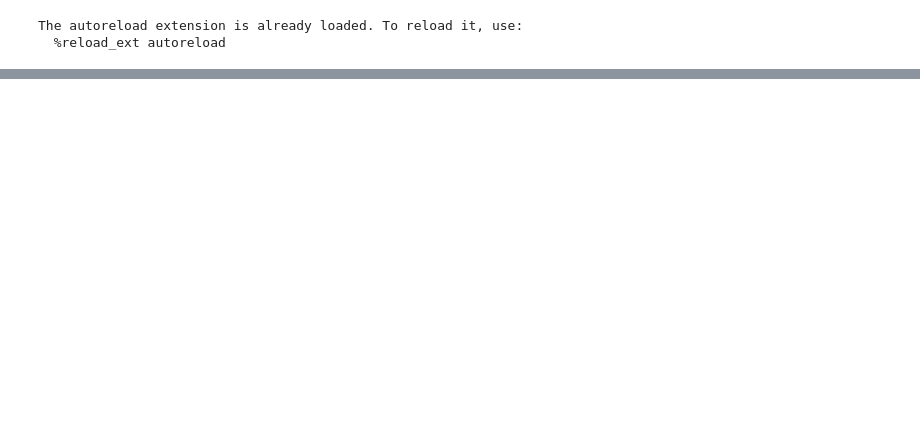
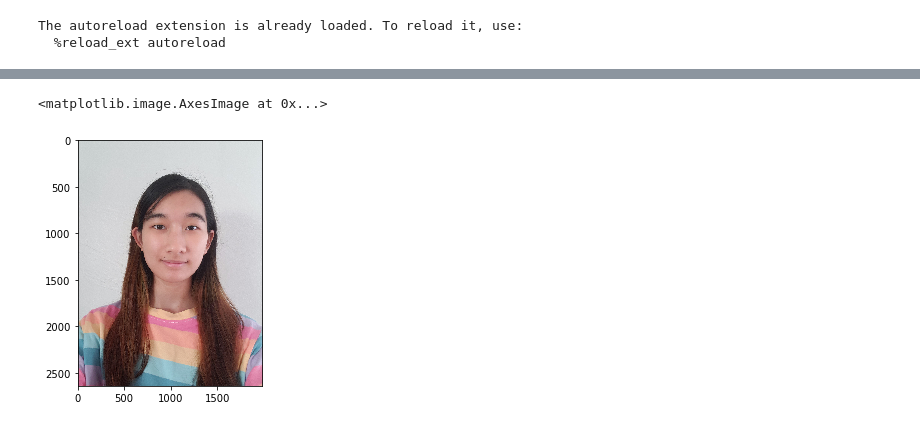
Before and after one commit to aprilsin/cs194-proj3, a Jupyter notebook: CS194 Proj3.ipynb, the cells around one changed output, grey strips where cells are left out. Saved outputs shown, nothing was run; the diff lists cells and outputs as text; code cells hidden in the pictures; blank space fills up the shorter version.

```diff
--- a/CS194 Proj3.ipynb
+++ b/CS194 Proj3.ipynb
@@ -134,0 +150,6 @@ array([[6, 0, 5],
+# %%
+me = utils.read_img('me.jpg')
+io.imshow(me)
+# %% [output]
+<matplotlib.image.AxesImage at 0x...>
+[figure, added]
```
Also changed, not shown: parts of 23 cells of this notebook, 8 other files.
